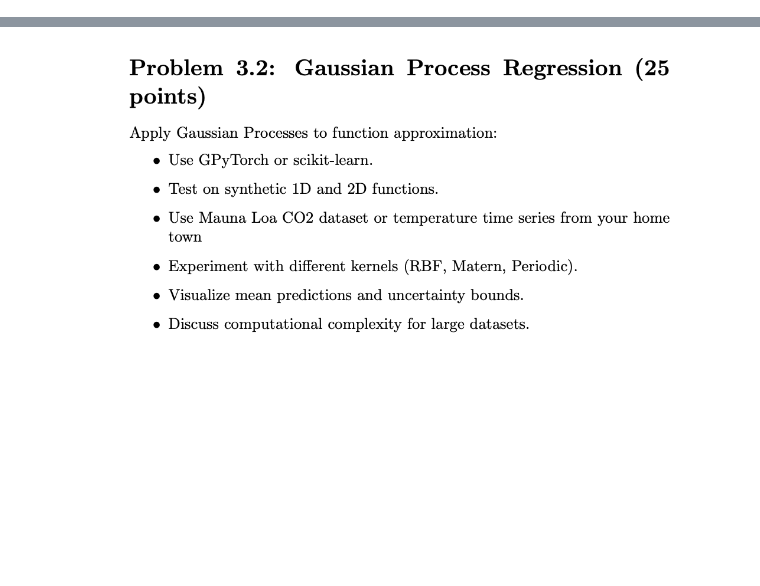
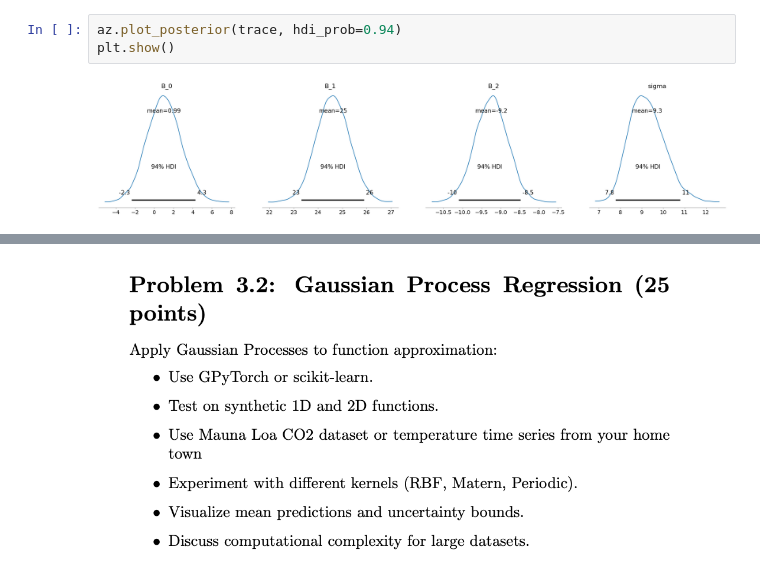
Before and after one commit to MariaNowacka/ml, a Jupyter notebook: apl_math/ml3.ipynb, the cells around one changed output, grey strips where cells are left out. Saved outputs shown, nothing was run; the diff lists cells and outputs as text; blank space fills up the shorter version.

```diff
--- a/apl_math/ml3.ipynb
+++ b/apl_math/ml3.ipynb
@@ -18,0 +159,5 @@ from statsmodels.graphics.tsaplots import plot_acf
+# %%
+az.plot_posterior(trace, hdi_prob=0.94)
+plt.show()
+# %% [output]
+[figure, added]
```
Also changed, not shown: parts of 74 cells of this notebook.
